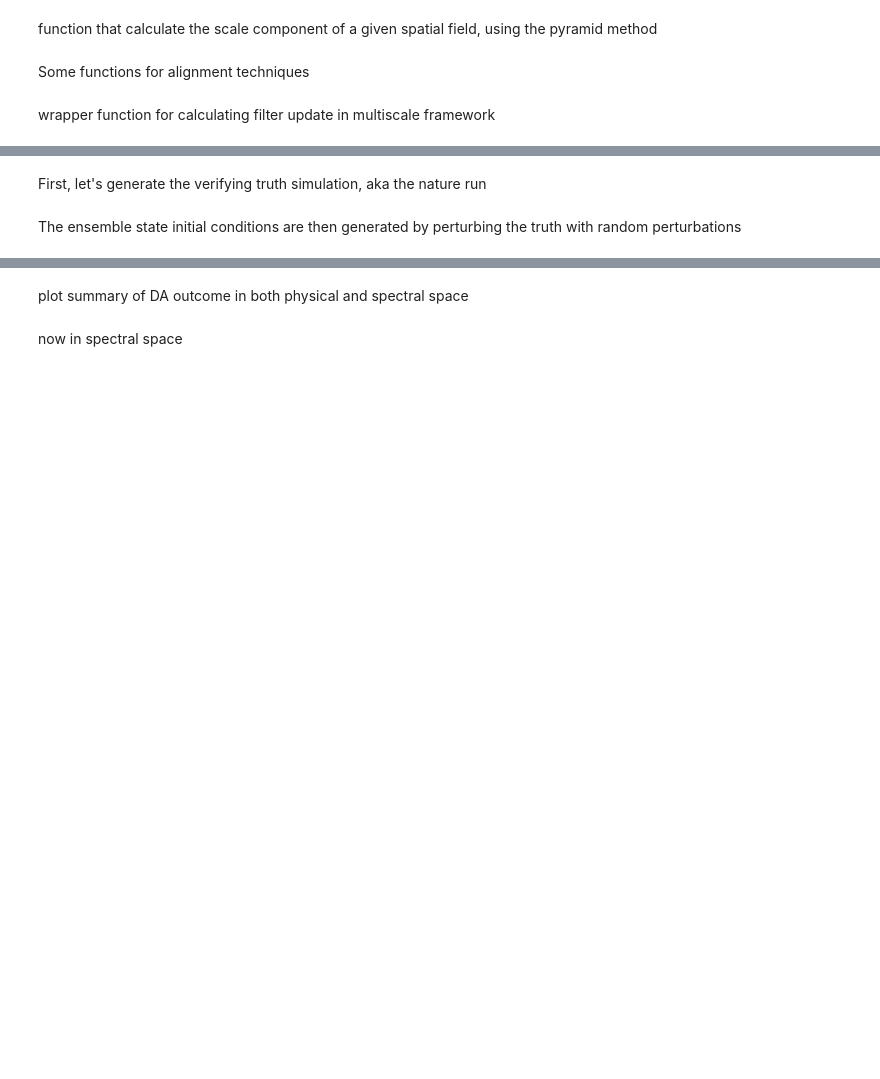
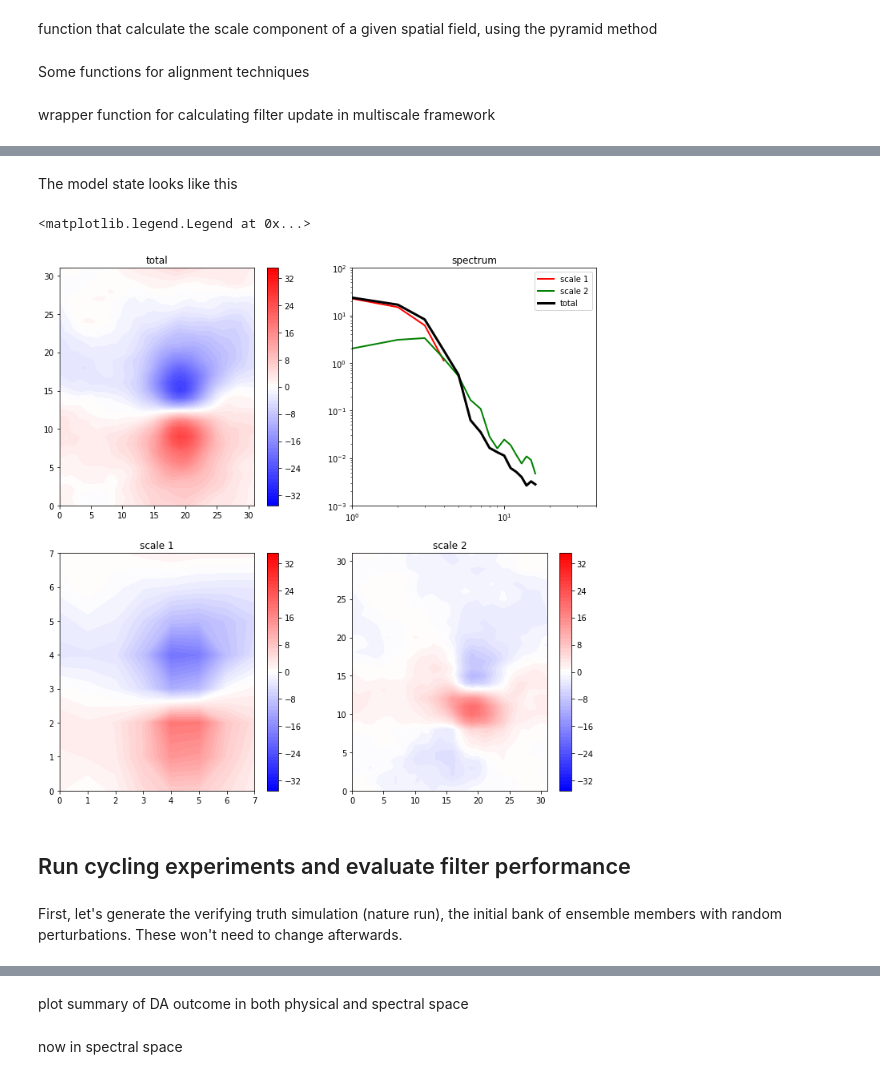
Before and after one commit to nansencenter/msda_crashcourse, a Jupyter notebook: demo.multiscale.DA.ipynb, the cells around one changed output, grey strips where cells are left out. Cells and saved outputs as stored; diff of their text form; code cells hidden in the pictures; blank space fills up the shorter version.

```diff
--- a/demo.multiscale.DA.ipynb
+++ b/demo.multiscale.DA.ipynb
@@ -411,5 +394,40 @@ model imperfection
+# %% [markdown]
+The model state looks like this
+# %%
+Xout = gen_random_state(32, 32, 2, dx=10000)
+
+scales = (3, 1)
+ni, nj, nv = Xout.shape
+ns = len(scales)
+Xsc = np.zeros((ni, nj, nv, ns))
+
+plt.figure(figsize=(12,12))
+ax = plt.subplot(2,2,1)
+c = ax.contourf(Xout[:, :, 0].T, np.arange(-35, 36), cmap='bwr')
+plt.colorbar(c)
+ax.set_title('total')
+ax1 = plt.subplot(2,2,2)
+for s in range(ns):
+    Xs = get_scale(Xout, scales, s)
+    wn, pwr = pwr_spec(Xs)
+    ax = plt.subplot(2,2,s+3)
+    c = ax.contourf(Xs[:, :, 0].T, np.arange(-35, 36), cmap='bwr')
+    plt.colorbar(c)
+    ax.set_title('scale {}'.format(s+1))
+    ax1.loglog(wn, pwr, color=colors[s], linewidth=2, label='scale {}'.format(s+1))
+wn, pwr = pwr_spec(Xout)
+ax1.loglog(wn, pwr, color='black', linewidth=3, label='total')
+ax1.set_xlim([1, 40])
+ax1.set_ylim([1e-3, 1e2])
+ax1.set_title('spectrum')
+ax1.legend()
+# %% [output]
+<matplotlib.legend.Legend at 0x...>
+[figure, added]
+# %% [markdown]
+## Run cycling experiments and evaluate filter performance
 # %% [markdown]
-First, let's generate the verifying truth simulation, aka the nature run
+First, let's generate the verifying truth simulation (nature run), the initial bank of ensemble members with random perturbations. These won't need to change afterwards.
 # %%
 np.random.seed(100) #seed fixed so results are reproducible
 
@@ -425,2 +448,0 @@ for t in range(nt):
-# %% [markdown]
-The ensemble state initial conditions are then generated by perturbing the truth with random perturbations
```
Also changed, not shown: parts of 28 cells of this notebook.
